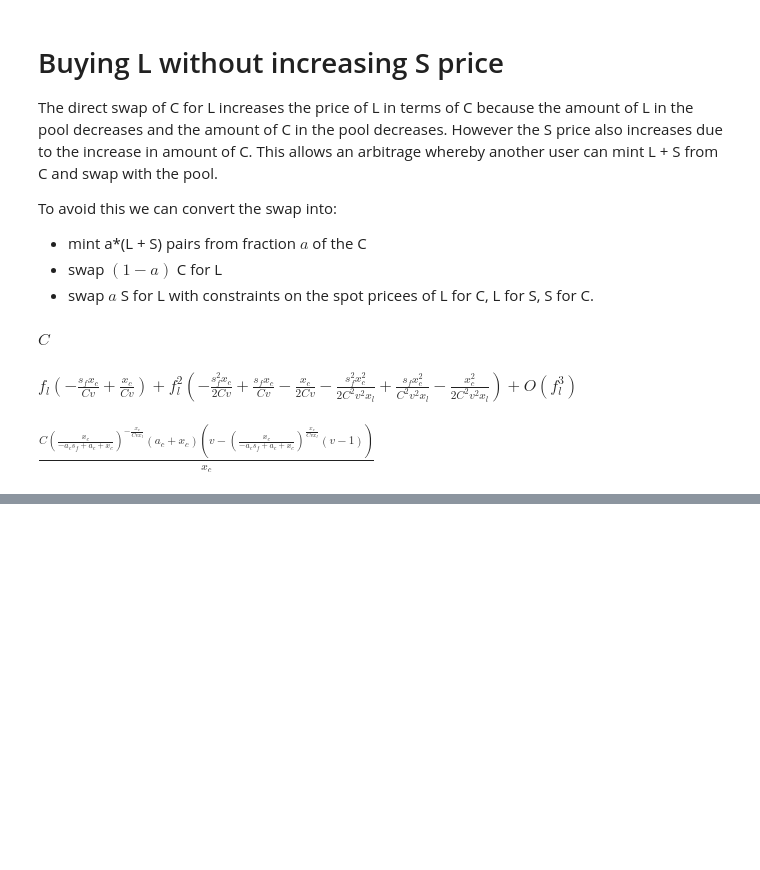
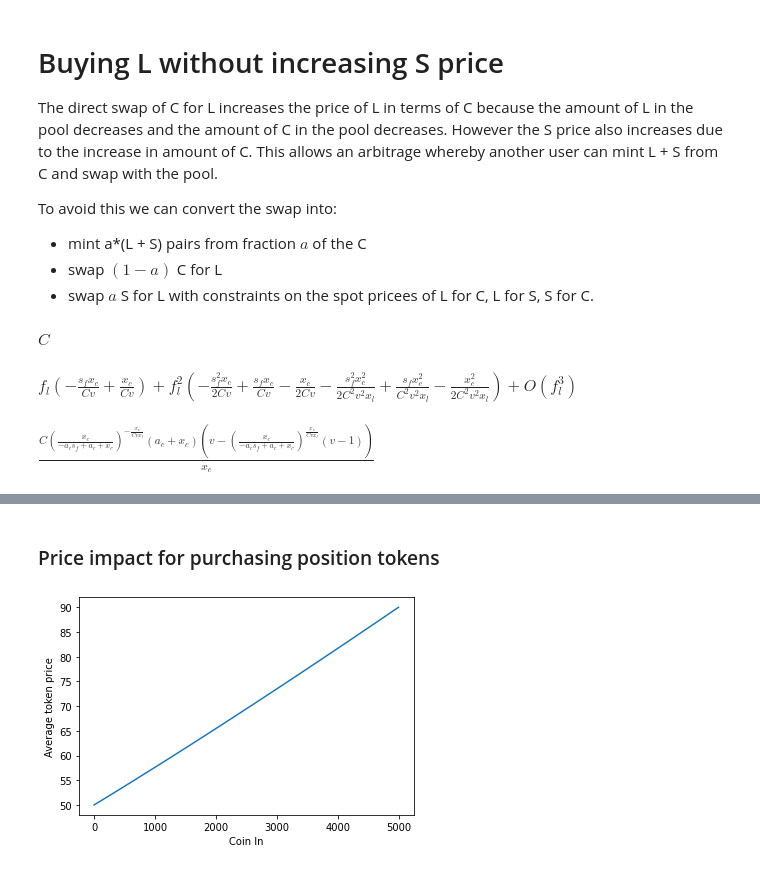
Before and after one commit to fetchai/mettalex-market-maker, a Jupyter notebook: amm_balancer.ipynb, the cells around one changed output, grey strips where cells are left out. Drawn from its saved outputs; the diff is of its cells as text; code cells hidden in the pictures; blank space fills up the shorter version.

Commit message:
MEX-242 Plots of spot price changes for swap from coin to position with and without minting

```diff
--- a/amm_balancer.ipynb
+++ b/amm_balancer.ipynb
@@ -239,0 +301,30 @@ $\displaystyle \frac{C \left(\frac{x_{c}}{- a_{c} s_{f} + a_{c} + x_{c}}\right)^
+# %%
+def simple_swap_from_coin(state, aI, to_long=True, sF=0):
+    """Swap a_c coins in for specified token (1=L, 2=S)
+    """
+    tok_ind = 1 if to_long else 2
+    coin_ind = 0
+    n_tok = len(state) // 2
+    # calc_out_given_in(bO, wO, bI, wI, aI, sF=0)
+    bO = state[tok_ind]
+    wO = state[tok_ind + n_tok]
+    bI = state[coin_ind]
+    wI = state[coin_ind + n_tok]
+    aO = calc_out_given_in(bO, wO, bI, wI, aI, sF)
+    avg_price = aI / aO  # Price paid to AMM in coin for each position token
+    if to_long:
+        new_state = [
+            state[0] + aI,
+            state[1] - aO,
+            state[2],
+            state[3], state[4], state[5]
+        ]
+    else:
+        new_state = [
+            state[0] + aI,
+            state[1],
+            state[2] - aO,
+            state[3], state[4], state[5]
+        ]
+
+    return new_state, aO, avg_price
@@ -239,0 +387,13 @@ $\displaystyle \frac{C \left(\frac{x_{c}}{- a_{c} s_{f} + a_{c} + x_{c}}\right)^
+# %% [markdown]
+### Price impact for purchasing position tokens
+# %%
+# Price impact for range of long token purchases
+initial_state = set_amm_state(10000, 100, 100, 0.5, 100)
+coin_in = np.linspace(1., 5000., 20)
+states, tok_out, avg_price = zip(*[simple_swap_from_coin(initial_state, c) for c in coin_in])
+# %%
+_ = plt.plot(coin_in, avg_price)
+_ = plt.xlabel('Coin In')
+_ = plt.ylabel('Average token price')
+# %% [output]
+[figure, added]
```
Also changed, not shown: parts of 28 cells of this notebook.
